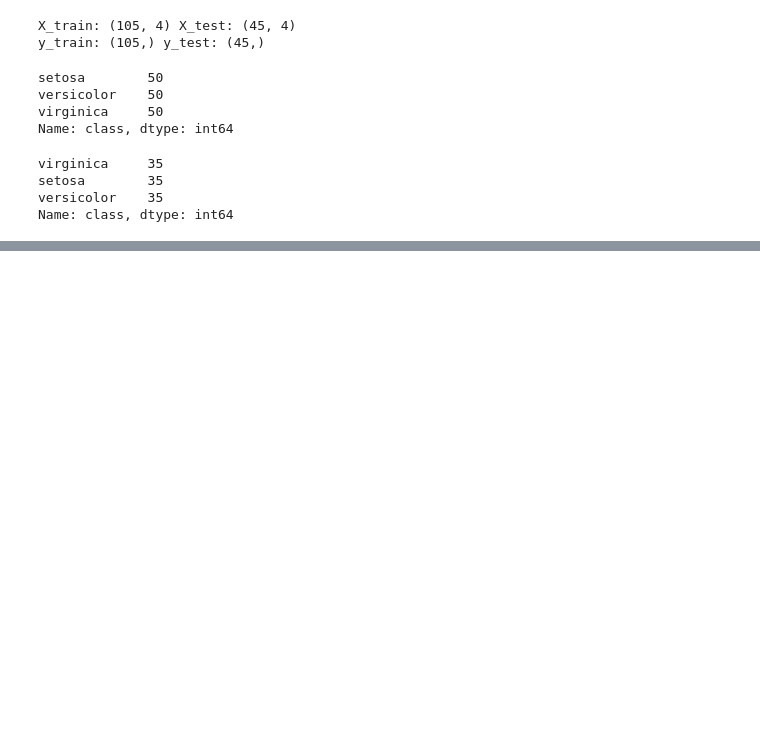
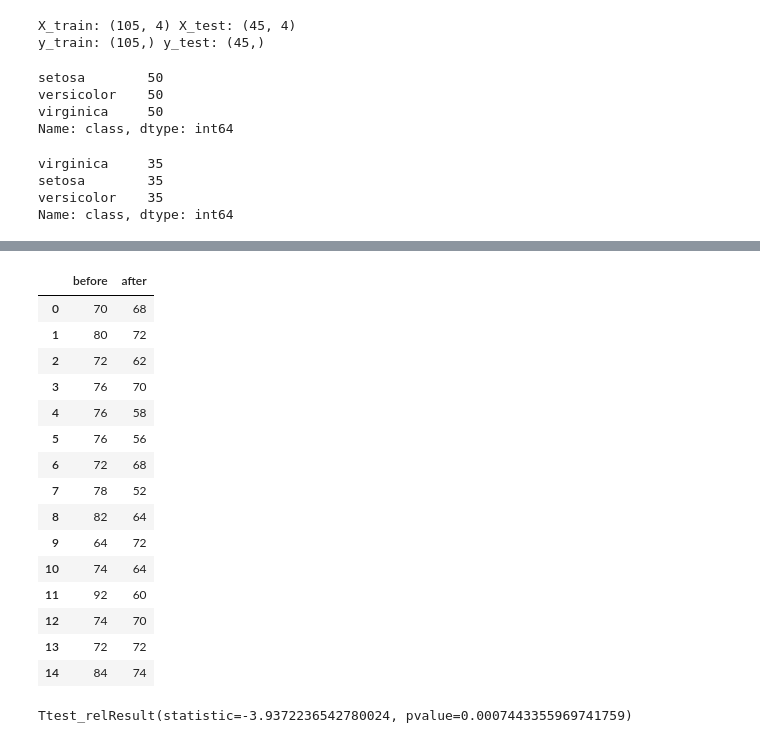
Before and after one commit to woojinhong03/school_2022_python, a Jupyter notebook: 데이터분석응용/데이터분석응용.ipynb, the cells around one changed output, grey strips where cells are left out. Saved outputs shown, nothing was run; the diff lists cells and outputs as text; code cells hidden in the pictures; blank space fills up the shorter version.

```diff
--- a/데이터분석응용/데이터분석응용.ipynb
+++ b/데이터분석응용/데이터분석응용.ipynb
@@ -1180,0 +1255,26 @@ x_test_mm = mm_scaler.transform(X_test)
+# %%
+data = {'before':[70,80,72,76,76,76,72,78,82,64,74,92,74,72,84],
+        'after':[68,72,62,70,58,56,68,52,64,72,64,60,70,72,74]}
+data = pd.DataFrame(data)
+data
+# %% [output]
+|  | before | after |
+| 0 | 70 | 68 |
+| 1 | 80 | 72 |
+| 2 | 72 | 62 |
+| 3 | 76 | 70 |
+| 4 | 76 | 58 |
+| 5 | 76 | 56 |
+| 6 | 72 | 68 |
+| 7 | 78 | 52 |
+| 8 | 82 | 64 |
+| 9 | 64 | 72 |
+| 10 | 74 | 64 |
+| 11 | 92 | 60 |
+| 12 | 74 | 70 |
+| 13 | 72 | 72 |
+| 14 | 84 | 74 |
+# %%
+stats.ttest_rel(data['after'],data['before'],alternative='less')
+# %% [output]
+Ttest_relResult(statistic=-3.9372236542780024, pvalue=0.0007443355969741759)
```
Also changed, not shown: parts of 15 cells of this notebook, 1 other file.
